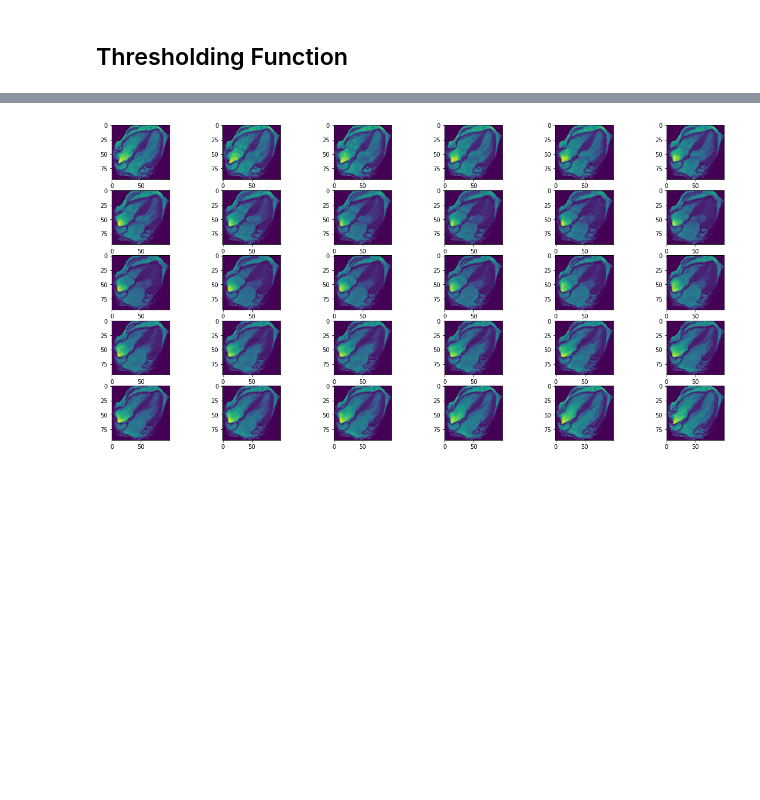
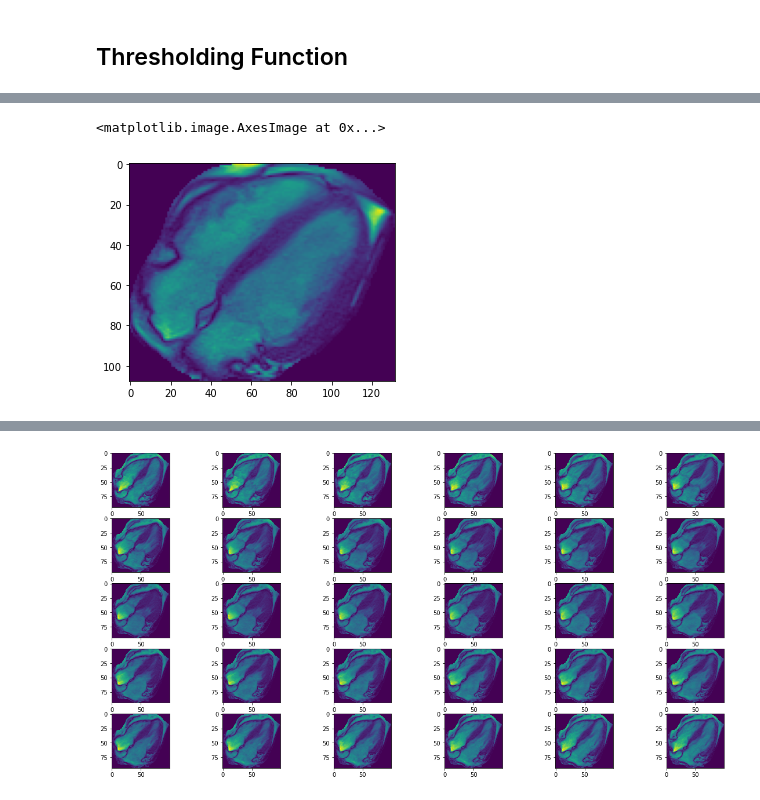
Before and after one commit to Beepul-Bharti/HCM_Project, a Jupyter notebook: 4ChamberCine_HCM_CNN.ipynb, the cells around one changed output, grey strips where cells are left out. Cells and saved outputs as stored; diff of their text form; code cells hidden in the pictures; blank space fills up the shorter version.

```diff
--- a/4ChamberCine_HCM_CNN.ipynb
+++ b/4ChamberCine_HCM_CNN.ipynb
@@ -257,0 +363,5 @@ def FWHM(image,mask):
+# %%
+plt.imshow(image[:,:,0]*mask)
+# %% [output]
+<matplotlib.image.AxesImage at 0x...>
+[figure, added]
```
Also changed, not shown: parts of 19 cells of this notebook.
